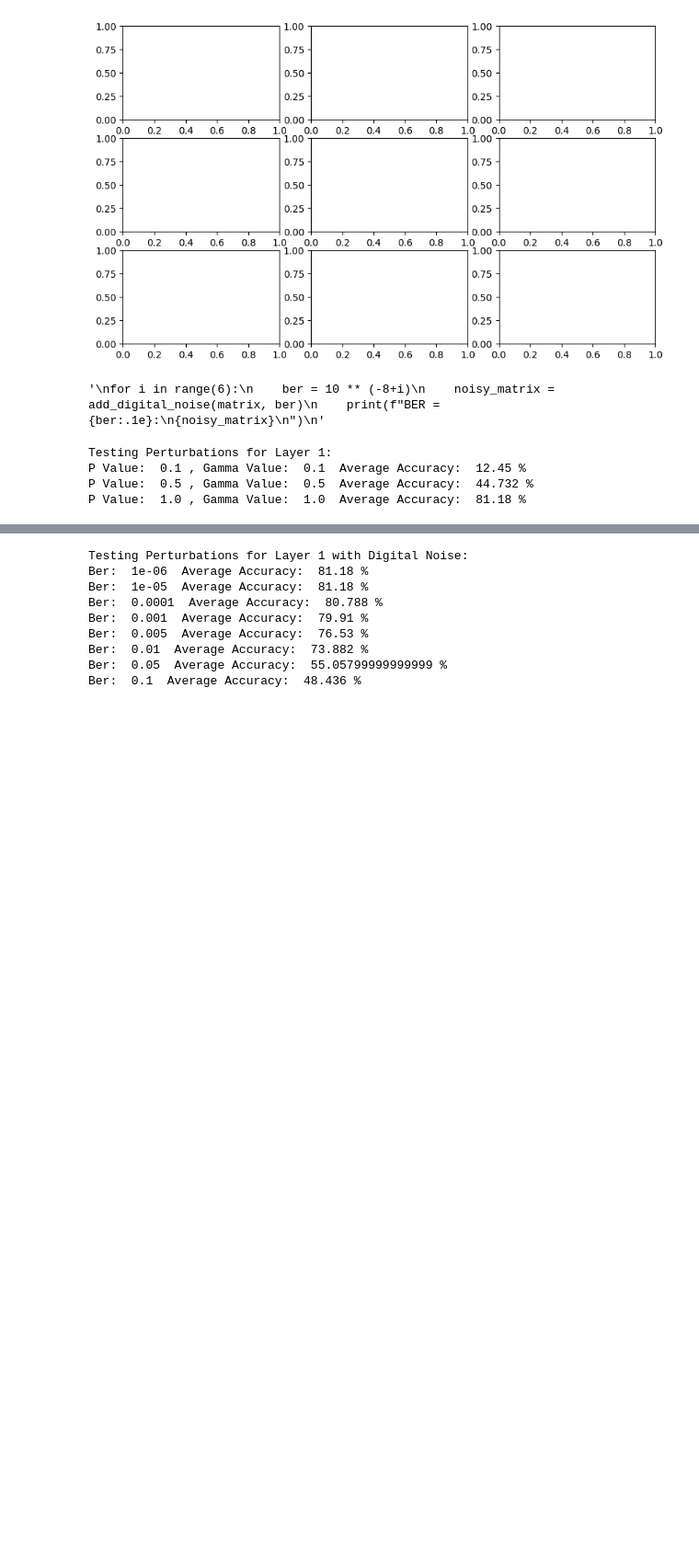
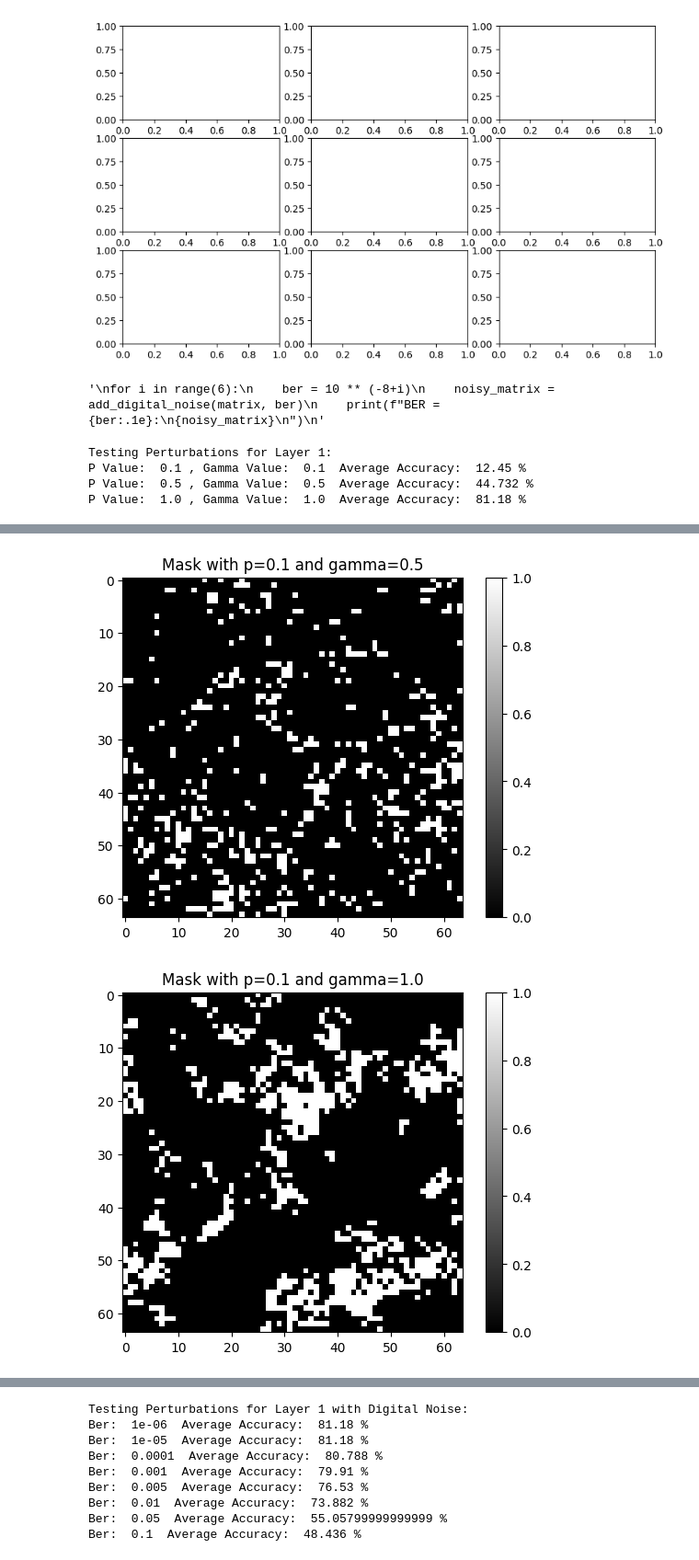
Before and after one commit to Markay12/pynq-finn-FPGA, a Jupyter notebook: noise_weight_analysis/Cifar10/Brevitas/src/Cifar10_Brevitas_NoiseTesting.ipynb, the cells around one changed output, grey strips where cells are left out. Shown: that part at 92% size. Saved outputs shown, nothing was run; the diff lists cells and outputs as text; code cells hidden in the pictures; blank space fills up the shorter version.

```diff
--- a/noise_weight_analysis/Cifar10/Brevitas/src/Cifar10_Brevitas_NoiseTesting.ipynb
+++ b/noise_weight_analysis/Cifar10/Brevitas/src/Cifar10_Brevitas_NoiseTesting.ipynb
@@ -495,0 +554,57 @@ P Value:  1.0 , Gamma Value:  1.0  Average Accuracy:  81.18 %
+# %%
+import torch
+model = torch.load("best_model.pth")
+
+def add_mask_to_model_brevitas(model, layer_names, p, gamma, num_perturbations):
+
+    modified_models = []
+
+    for _ in range(num_perturbations):
+
+        modified_model = deepcopy(model)
+
+        for layer_name in layer_names:
+
+            layer = getattr(modified_model, layer_name)
+
+            with torch.no_grad():
+
+                # get weight of the tensors
+                weight = layer.weight.cpu().detach().numpy()
+
+                # generate mask with correct shape
+                mask = random_clust_mask(weight.shape, p, gamma)
+
+                print(np.sum(mask.numpy())/np.size(mask.numpy()))
+
+                # convert weight tensor to PyTorch tensor
+                weight_tensor = torch.tensor(weight, dtype=torch.float)
+
+                # apply mask to the whole weight tensor
+                weight_tensor *= torch.tensor(mask, dtype=torch.float)
+
+                # create new weight parameter and assign to layer
+                noised_weight = torch.nn.Parameter(weight_tensor, requires_grad=False)
+                layer.weight = noised_weight
+
+        modified_models.append(modified_model)
+
+    return modified_models
+
+def visualize_masks(p_values, gamma_values, weight_shape):
+    for p in p_values:
+        for gamma in gamma_values:
+            mask = random_clust_mask(weight_shape, p, gamma)
+            plt.imshow(mask[0, 0], cmap='gray')
+            plt.title(f'Mask with p={p} and gamma={gamma}')
+            plt.colorbar()
+            plt.show()
+
+# Example usage:
+weight_shape = (1, 1, 64, 64)  # Adjust the shape to match the shape of the weights in your model
+p_values = [0.1, 0.5, 0.9]
+gamma_values = [0.5, 1.0, 1.5]
+visualize_masks(p_values, gamma_values, weight_shape)
+# %% [output]
+[figure, added]
+[figure, added]
```
Also changed, not shown: parts of 8 cells of this notebook, 11 other files.
